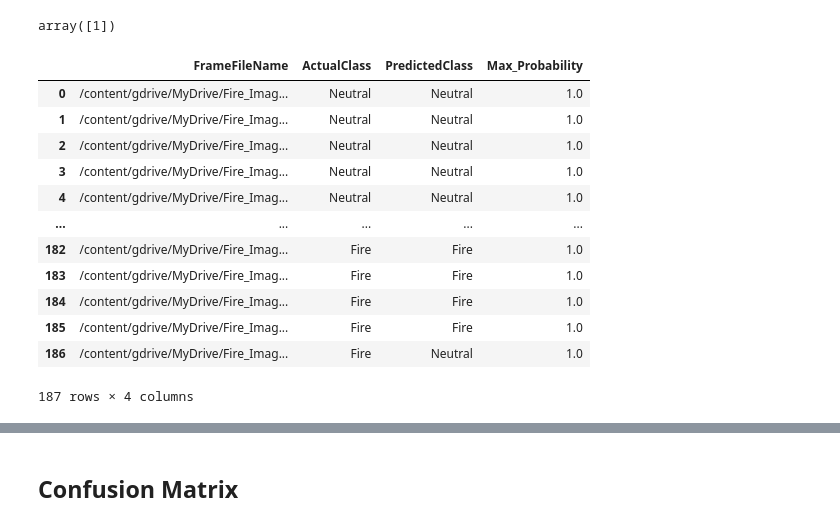
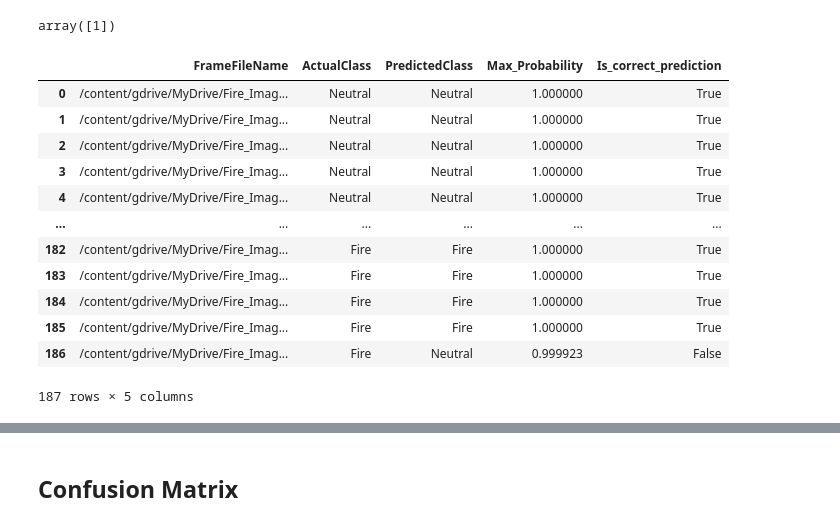
Before and after one commit to merrymasti015/CAP2022GRP09, a Jupyter notebook: PCAMZC321_Group09_FireEventDetection.ipynb, the cells around one changed output, grey strips where cells are left out. Drawn from its saved outputs; the diff is of its cells as text; code cells hidden in the pictures.

```diff
--- a/PCAMZC321_Group09_FireEventDetection.ipynb
+++ b/PCAMZC321_Group09_FireEventDetection.ipynb
@@ -1549,23 +1557,32 @@ array([1])
 # %%
 # Calling DataFrame constructor iterate through the lists using same index, to build dataframe with the prediction
 # both lists, with columns specified
 EvalFinalOutput = pd.DataFrame(list(zip(indent_variable, actual ,predict , ProbM )),
                columns =['FrameFileName', 'ActualClass' , 'PredictedClass', 'Max_Probability'])
+
+def get_is_prediction_correct(df_row):
+  if df_row['ActualClass'] == df_row['PredictedClass']:
+    return True
+  else:
+    return False
+
+EvalFinalOutput['Is_correct_prediction'] = EvalFinalOutput.apply(get_is_prediction_correct,axis=1)
+
 EvalFinalOutput
 # %% [output]
-|  | FrameFileName | ActualClass | PredictedClass | Max_Probability |
-| 0 | /content/gdrive/MyDrive/Fire_Imag... | Neutral | Neutral | 1.0 |
-| 1 | /content/gdrive/MyDrive/Fire_Imag... | Neutral | Neutral | 1.0 |
-| 2 | /content/gdrive/MyDrive/Fire_Imag... | Neutral | Neutral | 1.0 |
-| 3 | /content/gdrive/MyDrive/Fire_Imag... | Neutral | Neutral | 1.0 |
-| 4 | /content/gdrive/MyDrive/Fire_Imag... | Neutral | Neutral | 1.0 |
-| ... | ... | ... | ... | ... |
-| 182 | /content/gdrive/MyDrive/Fire_Imag... | Fire | Fire | 1.0 |
-| 183 | /content/gdrive/MyDrive/Fire_Imag... | Fire | Fire | 1.0 |
-| 184 | /content/gdrive/MyDrive/Fire_Imag... | Fire | Fire | 1.0 |
-| 185 | /content/gdrive/MyDrive/Fire_Imag... | Fire | Fire | 1.0 |
-| 186 | /content/gdrive/MyDrive/Fire_Imag... | Fire | Neutral | 1.0 |
+|  | FrameFileName | ActualClass | PredictedClass | Max_Probability | Is_correct_prediction |
+| 0 | /content/gdrive/MyDrive/Fire_Imag... | Neutral | Neutral | 1.000000 | True |
+| 1 | /content/gdrive/MyDrive/Fire_Imag... | Neutral | Neutral | 1.000000 | True |
+| 2 | /content/gdrive/MyDrive/Fire_Imag... | Neutral | Neutral | 1.000000 | True |
+| 3 | /content/gdrive/MyDrive/Fire_Imag... | Neutral | Neutral | 1.000000 | True |
+| 4 | /content/gdrive/MyDrive/Fire_Imag... | Neutral | Neutral | 1.000000 | True |
+| ... | ... | ... | ... | ... | ... |
+| 182 | /content/gdrive/MyDrive/Fire_Imag... | Fire | Fire | 1.000000 | True |
+| 183 | /content/gdrive/MyDrive/Fire_Imag... | Fire | Fire | 1.000000 | True |
+| 184 | /content/gdrive/MyDrive/Fire_Imag... | Fire | Fire | 1.000000 | True |
+| 185 | /content/gdrive/MyDrive/Fire_Imag... | Fire | Fire | 1.000000 | True |
+| 186 | /content/gdrive/MyDrive/Fire_Imag... | Fire | Neutral | 0.999923 | False |
-187 rows × 4 columns
+187 rows × 5 columns
 # %%
 # save final predictions dataset to CSV for a checkpoint
 EvalFinalOutput.to_csv(OutputFiles+'/EvalFinalVGGOutput.csv',header=True, index=False)
```
Also changed, not shown: parts of 24 cells of this notebook.
